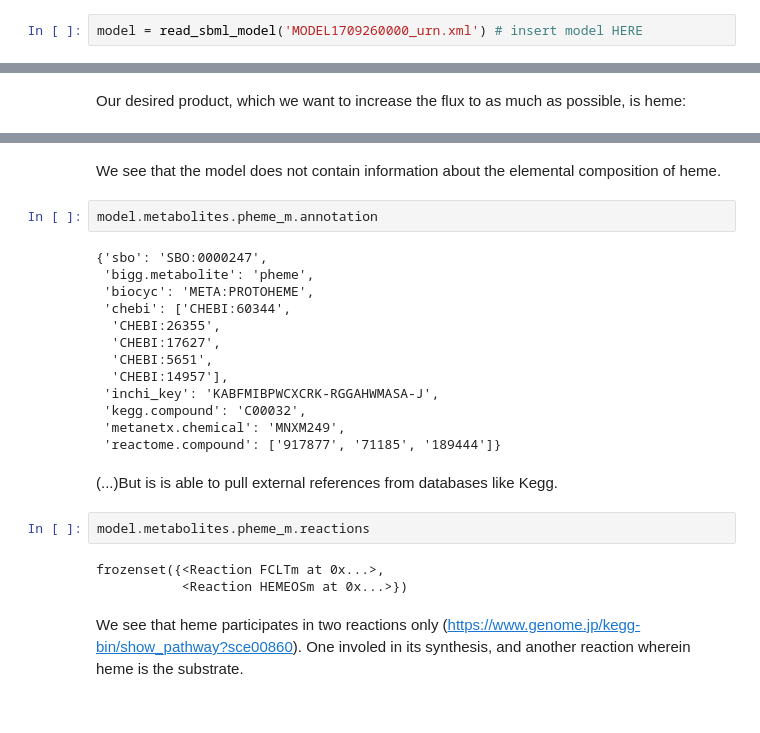
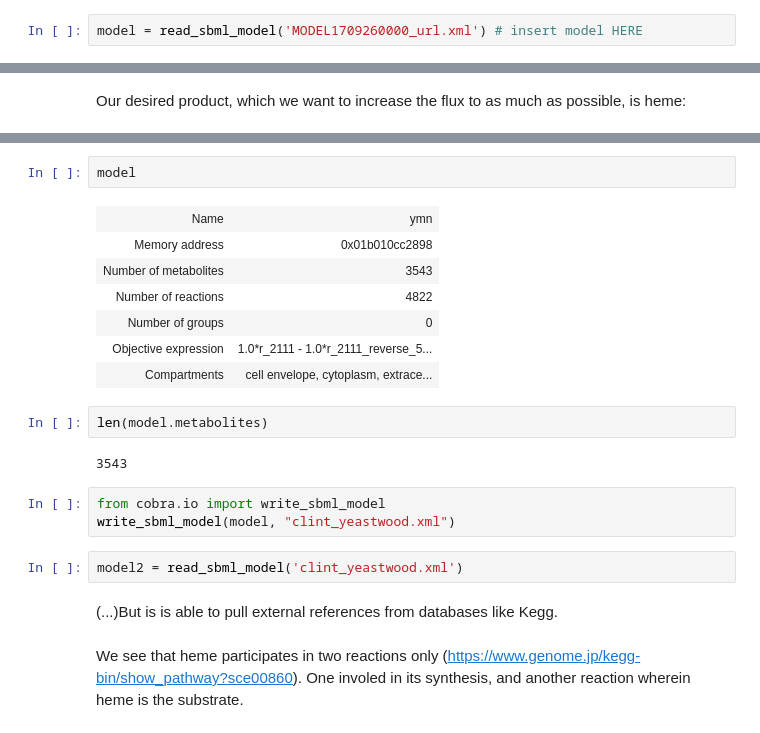
Before and after one commit to 27410/group-assignment-2021-group_10_rhb_cerevisiae, a Jupyter notebook: Analysis/iron_yeast.ipynb, the cells around one changed output, grey strips where cells are left out. Drawn from its saved outputs; the diff is of its cells as text.

Commit message:
clint yeastwood with iron metabolism

```diff
--- a/Analysis/iron_yeast.ipynb
+++ b/Analysis/iron_yeast.ipynb
@@ -8,7 +8,7 @@ from cobra.util import create_stoichiometric_matrix
 import numpy as np
 import escher
 # %%
-model = read_sbml_model('MODEL1709260000_urn.xml') # insert model HERE
+model = read_sbml_model('MODEL1709260000_url.xml') # insert model HERE
 # %% [output]
 Model does not contain SBML fbc package information.
 SBML package 'layout' not supported by cobrapy, information is not parsed
@@ -43,27 +38,24 @@ model.metabolites.pheme_m # desired product
-# %% [markdown]
-We see that the model does not contain information about the elemental composition of heme.
-# %%
-model.metabolites.pheme_m.annotation
-# %% [output]
-{'sbo': 'SBO:0000247',
- 'bigg.metabolite': 'pheme',
- 'biocyc': 'META:PROTOHEME',
- 'chebi': ['CHEBI:60344',
-  'CHEBI:26355',
-  'CHEBI:17627',
-  'CHEBI:5651',
-  'CHEBI:14957'],
- 'inchi_key': 'KABFMIBPWCXCRK-RGGAHWMASA-J',
- 'kegg.compound': 'C00032',
- 'metanetx.chemical': 'MNXM249',
- 'reactome.compound': ['917877', '71185', '189444']}
+# %%
+model
+# %% [output]
+| Name | ymn |
+| Memory address | 0x01b010cc2898 |
+| Number of metabolites | 3543 |
+| Number of reactions | 4822 |
+| Number of groups | 0 |
+| Objective expression | 1.0*r_2111 - 1.0*r_2111_reverse_5... |
+| Compartments | cell envelope, cytoplasm, extrace... |
+# %%
+len(model.metabolites)
+# %% [output]
+3543
+# %%
+from cobra.io import write_sbml_model
+write_sbml_model(model, "clint_yeastwood.xml")
+# %%
+model2 = read_sbml_model('clint_yeastwood.xml')
 # %% [markdown]
 (...)But is is able to pull external references from databases like Kegg.
-# %%
-model.metabolites.pheme_m.reactions
-# %% [output]
-frozenset({<Reaction FCLTm at 0x...>,
-           <Reaction HEMEOSm at 0x...>})
 # %% [markdown]
 We see that heme participates in two reactions only (https://www.genome.jp/kegg-bin/show_pathway?sce00860). One involed in its synthesis, and another reaction wherein heme is the substrate.
 # %% [markdown]
```
Also changed, not shown: parts of 2 cells of this notebook, 1 other file.
